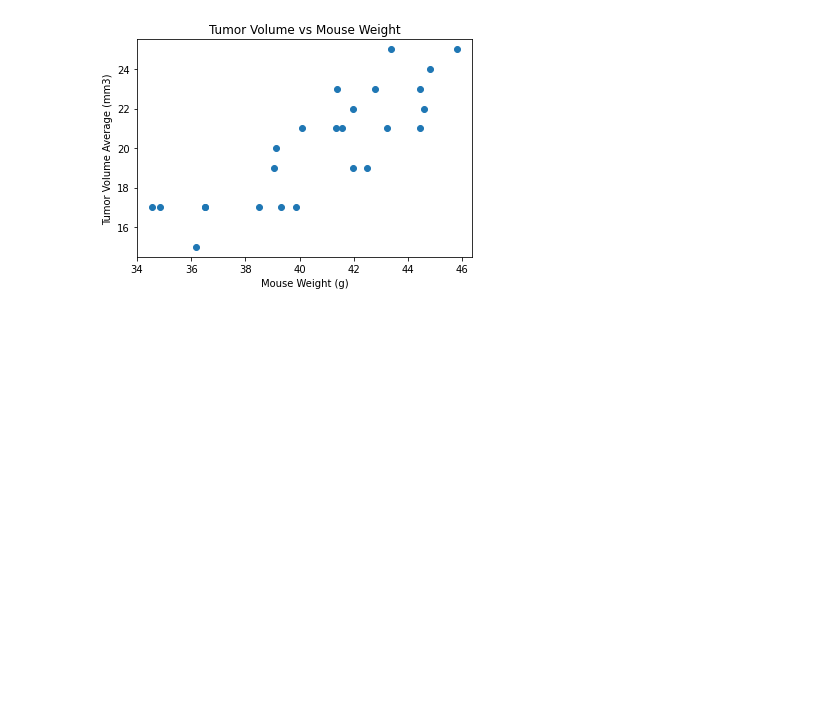
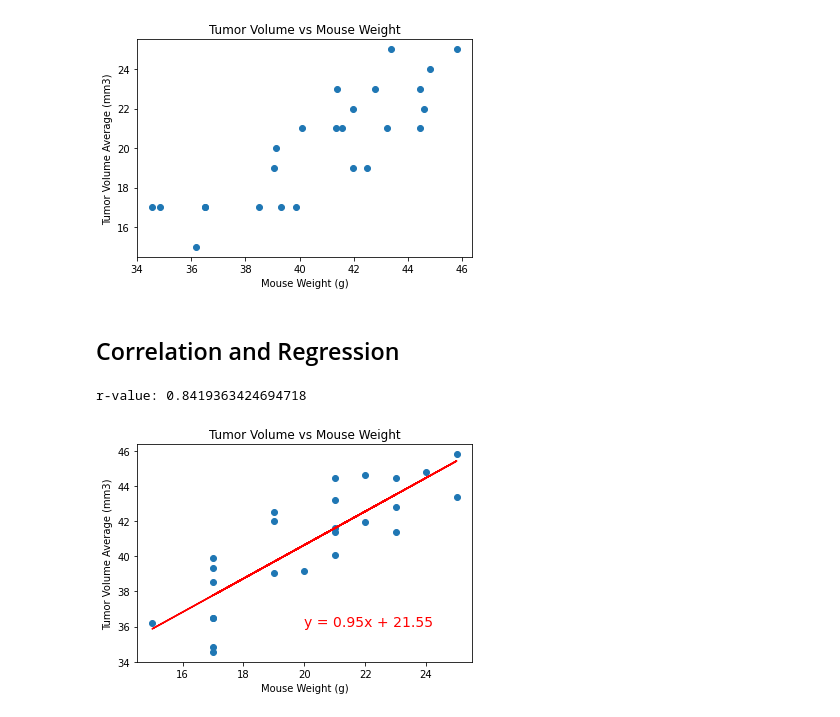
Before and after one commit to nconnel4/matplotlib-challenge, a Jupyter notebook: notebooks/pymaceuticals.ipynb, the cells around one changed output. Cells and saved outputs as stored; diff of their text form; code cells hidden in the pictures; blank space fills up the shorter version.

Commit message:
Add regression line to scatter plot

```diff
--- a/notebooks/pymaceuticals.ipynb
+++ b/notebooks/pymaceuticals.ipynb
@@ -210,3 +210,23 @@ plt.title('Tumor Volume vs Mouse Weight')
 plt.show()
 # %% [output]
 [figure]
+# %% [markdown]
+## Correlation and Regression
+# %%
+# get regression values
+(slope, intercept, rvalue, pvalue, stderr) = linregress(mouse_weight, avg_tumor_size)
+regress_values = mouse_weight * slope + intercept
+line_eq = 'y = ' + str(round(slope, 2)) + 'x + ' + str(round(intercept, 2))
+
+print(f'r-value: {rvalue}')
+
+plt.scatter(mouse_weight, avg_tumor_size)
+plt.plot(mouse_weight, regress_values, 'r-')
+plt.annotate(line_eq, (20, 36), fontsize=14, color='red')
+plt.xlabel('Mouse Weight (g)')
+plt.ylabel('Tumor Volume Average (mm3)')
+plt.title('Tumor Volume vs Mouse Weight')
+plt.show()
+# %% [output]
+r-value: 0.8419363424694718
+[figure, added]
```
Also changed, not shown: parts of 1 cell of this notebook.
